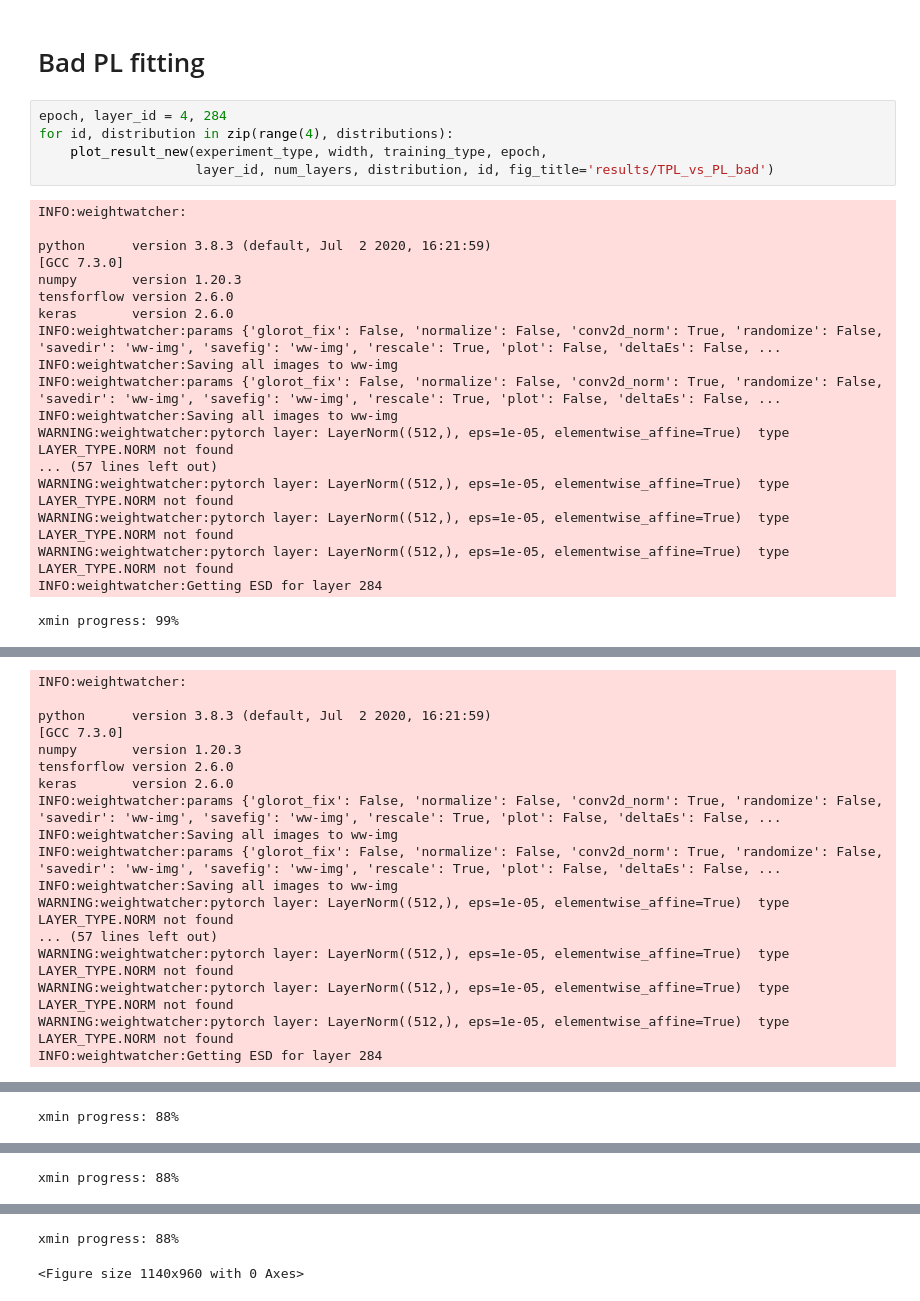
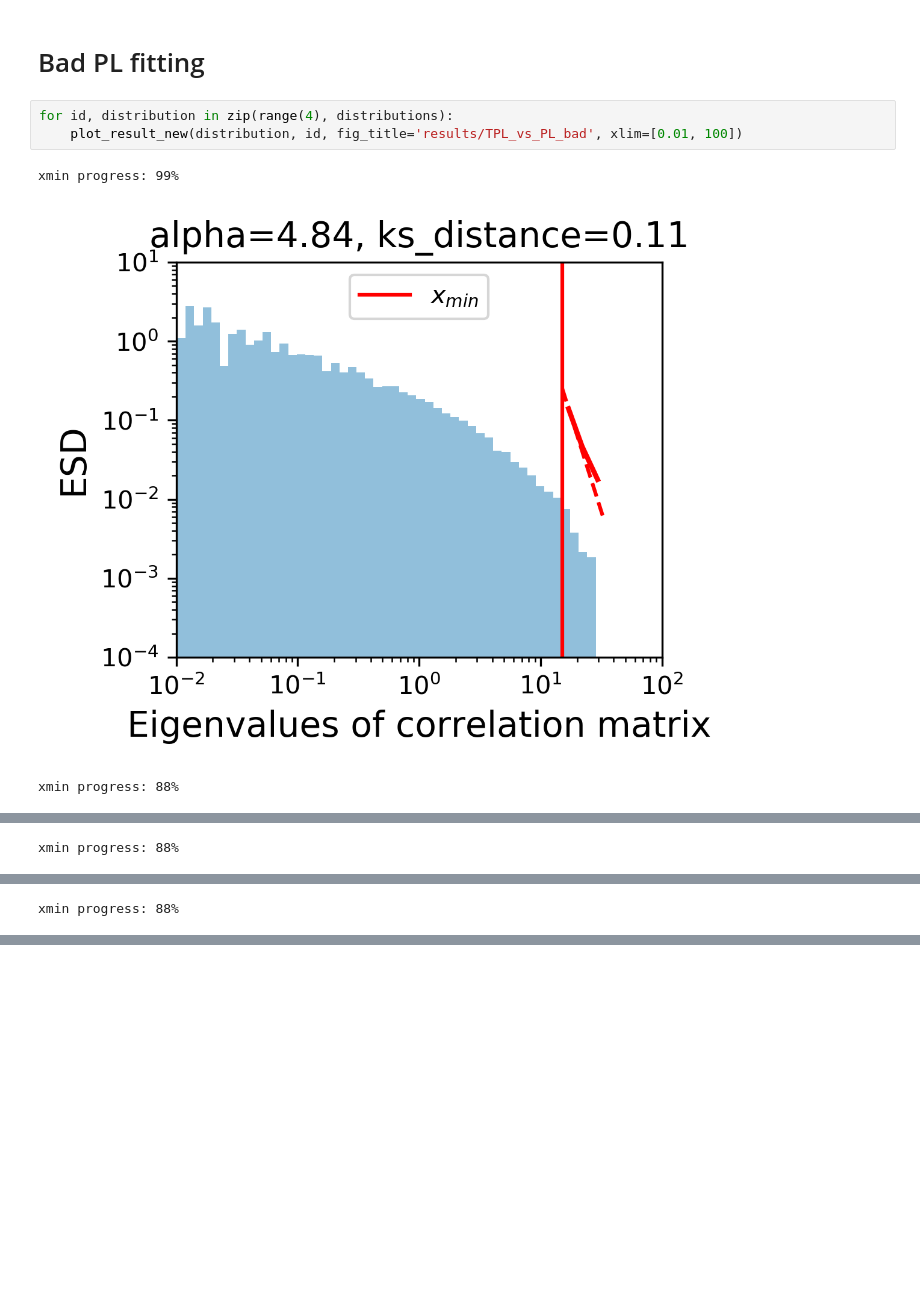
Before and after one commit to nsfzyzz/Generalization_metrics_for_NLP, a Jupyter notebook: visualization/Visualize_example_WW_layers.ipynb, the cells around one changed output, grey strips where cells are left out. Drawn from its saved outputs; the diff is of its cells as text; blank space fills up the shorter version.

```diff
--- a/visualization/Visualize_example_WW_layers.ipynb
+++ b/visualization/Visualize_example_WW_layers.ipynb
@@ -340,26 +147,9 @@ xmin progress: 90%
 # %% [markdown]
 # Bad PL fitting
 # %%
-epoch, layer_id = 4, 284
 for id, distribution in zip(range(4), distributions):
-    plot_result_new(experiment_type, width, training_type, epoch,
-                    layer_id, num_layers, distribution, id, fig_title='results/TPL_vs_PL_bad')
+    plot_result_new(distribution, id, fig_title='results/TPL_vs_PL_bad', xlim=[0.01, 100])
 # %% [output]
-INFO:weightwatcher:
-
-python      version 3.8.3 (default, Jul  2 2020, 16:21:59)
-[GCC 7.3.0]
-numpy       version 1.20.3
-tensforflow version 2.6.0
-keras       version 2.6.0
-INFO:weightwatcher:params {'glorot_fix': False, 'normalize': False, 'conv2d_norm': True, 'randomize': False, 'savedir': 'ww-img', 'savefig': 'ww-img', 'rescale': True, 'plot': False, 'deltaEs': False, ...
-INFO:weightwatcher:Saving all images to ww-img
-INFO:weightwatcher:params {'glorot_fix': False, 'normalize': False, 'conv2d_norm': True, 'randomize': False, 'savedir': 'ww-img', 'savefig': 'ww-img', 'rescale': True, 'plot': False, 'deltaEs': False, ...
-INFO:weightwatcher:Saving all images to ww-img
-WARNING:weightwatcher:pytorch layer: LayerNorm((512,), eps=1e-05, elementwise_affine=True)  type LAYER_TYPE.NORM not found
-... (57 lines left out)
-WARNING:weightwatcher:pytorch layer: LayerNorm((512,), eps=1e-05, elementwise_affine=True)  type LAYER_TYPE.NORM not found
-WARNING:weightwatcher:pytorch layer: LayerNorm((512,), eps=1e-05, elementwise_affine=True)  type LAYER_TYPE.NORM not found
-WARNING:weightwatcher:pytorch layer: LayerNorm((512,), eps=1e-05, elementwise_affine=True)  type LAYER_TYPE.NORM not found
-INFO:weightwatcher:Getting ESD for layer 284
+xmin progress: 99%
+[figure, added]
-xmin progress: 99%
+xmin progress: 88%
@@ -366,17 +157 @@ xmin progress: 99%
-INFO:weightwatcher:
-
-python      version 3.8.3 (default, Jul  2 2020, 16:21:59)
-[GCC 7.3.0]
-numpy       version 1.20.3
-tensforflow version 2.6.0
-keras       version 2.6.0
-INFO:weightwatcher:params {'glorot_fix': False, 'normalize': False, 'conv2d_norm': True, 'randomize': False, 'savedir': 'ww-img', 'savefig': 'ww-img', 'rescale': True, 'plot': False, 'deltaEs': False, ...
-INFO:weightwatcher:Saving all images to ww-img
-INFO:weightwatcher:params {'glorot_fix': False, 'normalize': False, 'conv2d_norm': True, 'randomize': False, 'savedir': 'ww-img', 'savefig': 'ww-img', 'rescale': True, 'plot': False, 'deltaEs': False, ...
-INFO:weightwatcher:Saving all images to ww-img
-WARNING:weightwatcher:pytorch layer: LayerNorm((512,), eps=1e-05, elementwise_affine=True)  type LAYER_TYPE.NORM not found
-... (57 lines left out)
-WARNING:weightwatcher:pytorch layer: LayerNorm((512,), eps=1e-05, elementwise_affine=True)  type LAYER_TYPE.NORM not found
-WARNING:weightwatcher:pytorch layer: LayerNorm((512,), eps=1e-05, elementwise_affine=True)  type LAYER_TYPE.NORM not found
-WARNING:weightwatcher:pytorch layer: LayerNorm((512,), eps=1e-05, elementwise_affine=True)  type LAYER_TYPE.NORM not found
-INFO:weightwatcher:Getting ESD for layer 284
+xmin progress: 88%
@@ -401 +161,0 @@ INFO:weightwatcher:Getting ESD for layer 284
-xmin progress: 88%
@@ -419,2 +161,0 @@ INFO:weightwatcher:Getting ESD for layer 284
-xmin progress: 88%
-<Figure size 1140x960 with 0 Axes>
```
Also changed, not shown: parts of 23 cells of this notebook, 11 other files.
